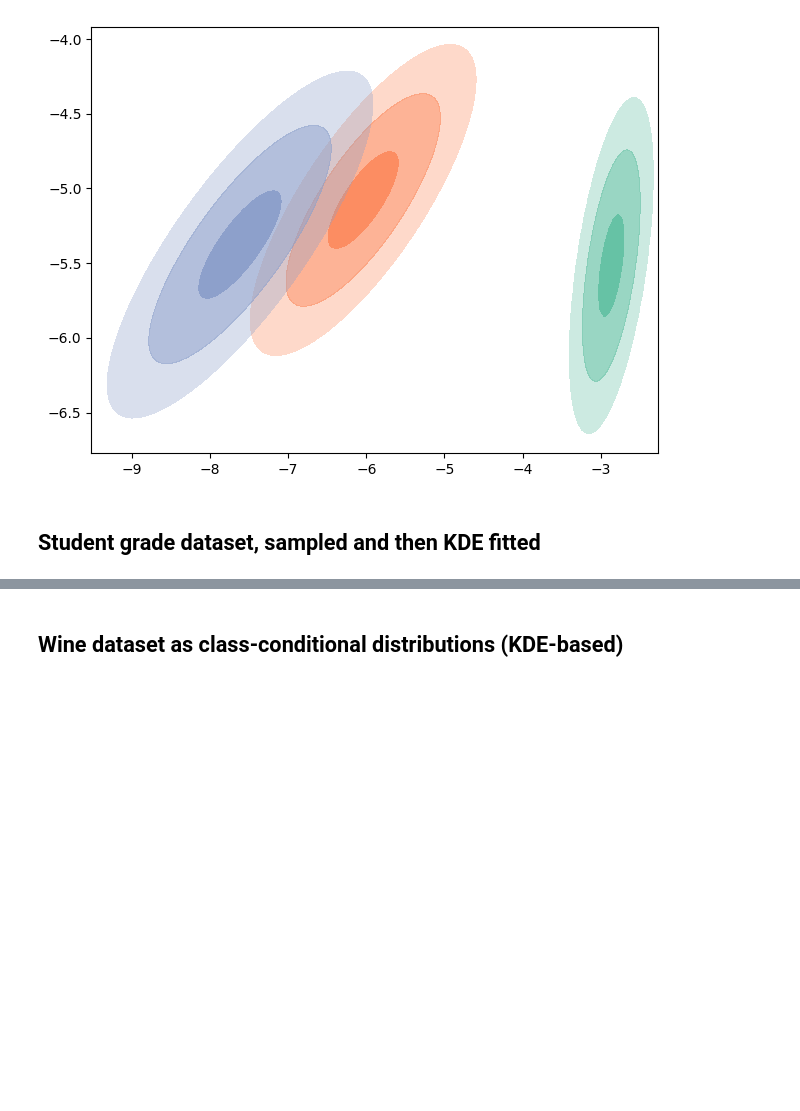
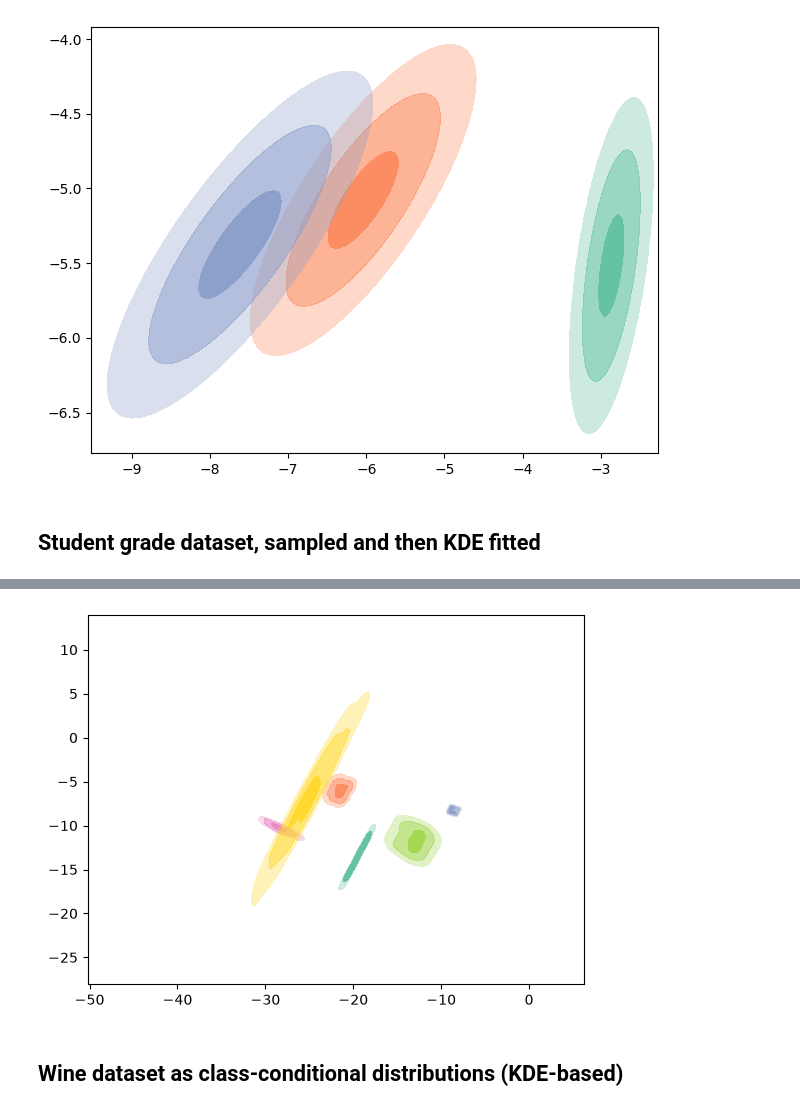
Before and after one commit to UniStuttgart-VISUS/uadapy, a Jupyter notebook: examples/datasets.ipynb, the cells around one changed output, grey strips where cells are left out. Drawn from its saved outputs; the diff is of its cells as text; code cells hidden in the pictures; blank space fills up the shorter version.

```diff
--- a/examples/datasets.ipynb
+++ b/examples/datasets.ipynb
@@ -44,3 +42,11 @@ fig;
+# %%
+distribs_hi = [Distribution(uadapy.distributions.gmm_from_kde(d.kde)) for d in distribs_hi]
+distribs_lo = wgmm_uapca(distribs_hi, n_dims=2)
+fig, axs = plot_contour_bands(distribs_lo, show_plot=False)
+axs.set_aspect('equal', adjustable='datalim')
+fig;
+# %% [output]
+[figure, added]
 # %% [markdown]
 ## Wine dataset as class-conditional distributions (KDE-based)
 # %%
```
Also changed, not shown: parts of 2 cells of this notebook, 1 other file.
